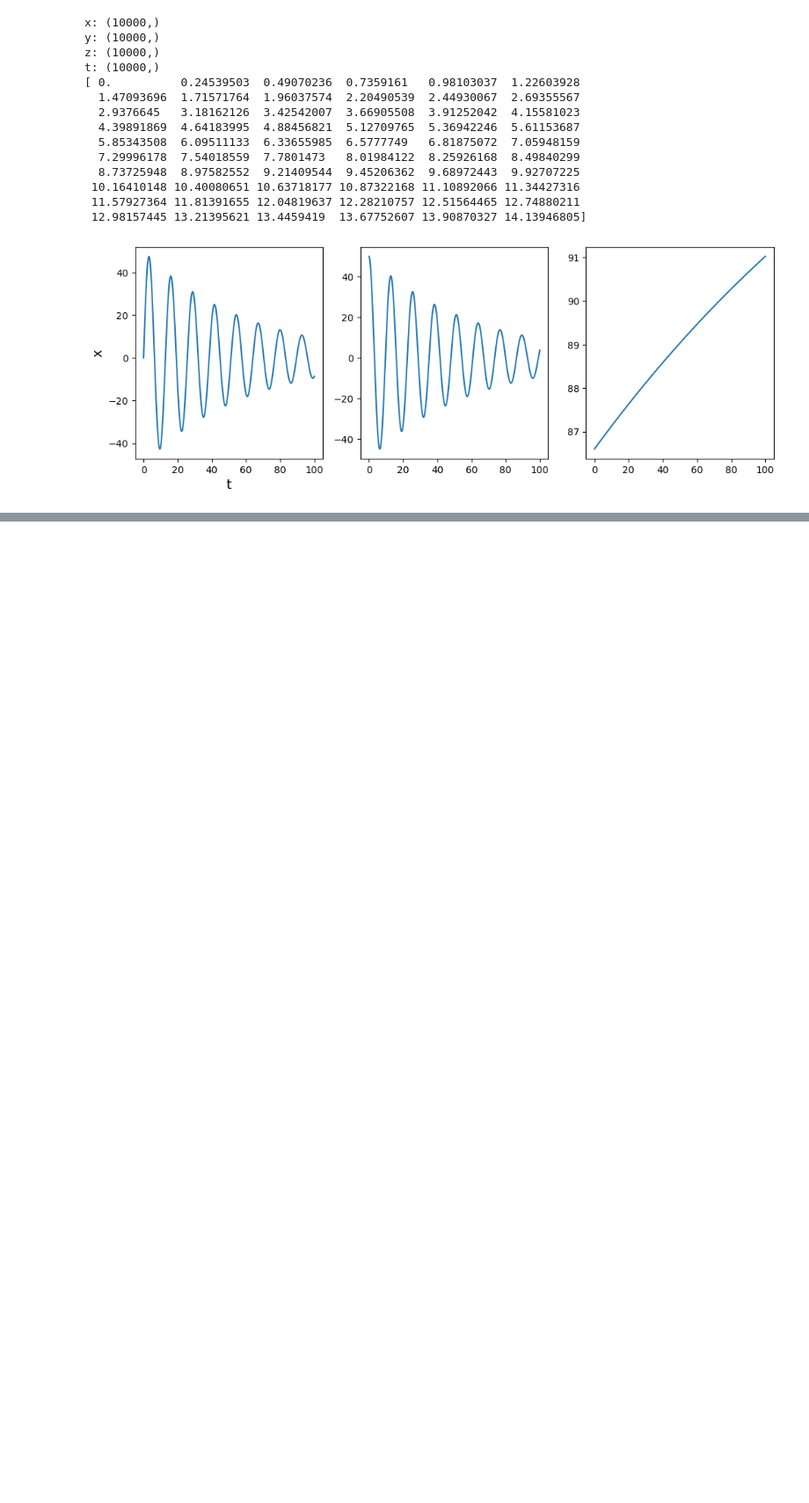
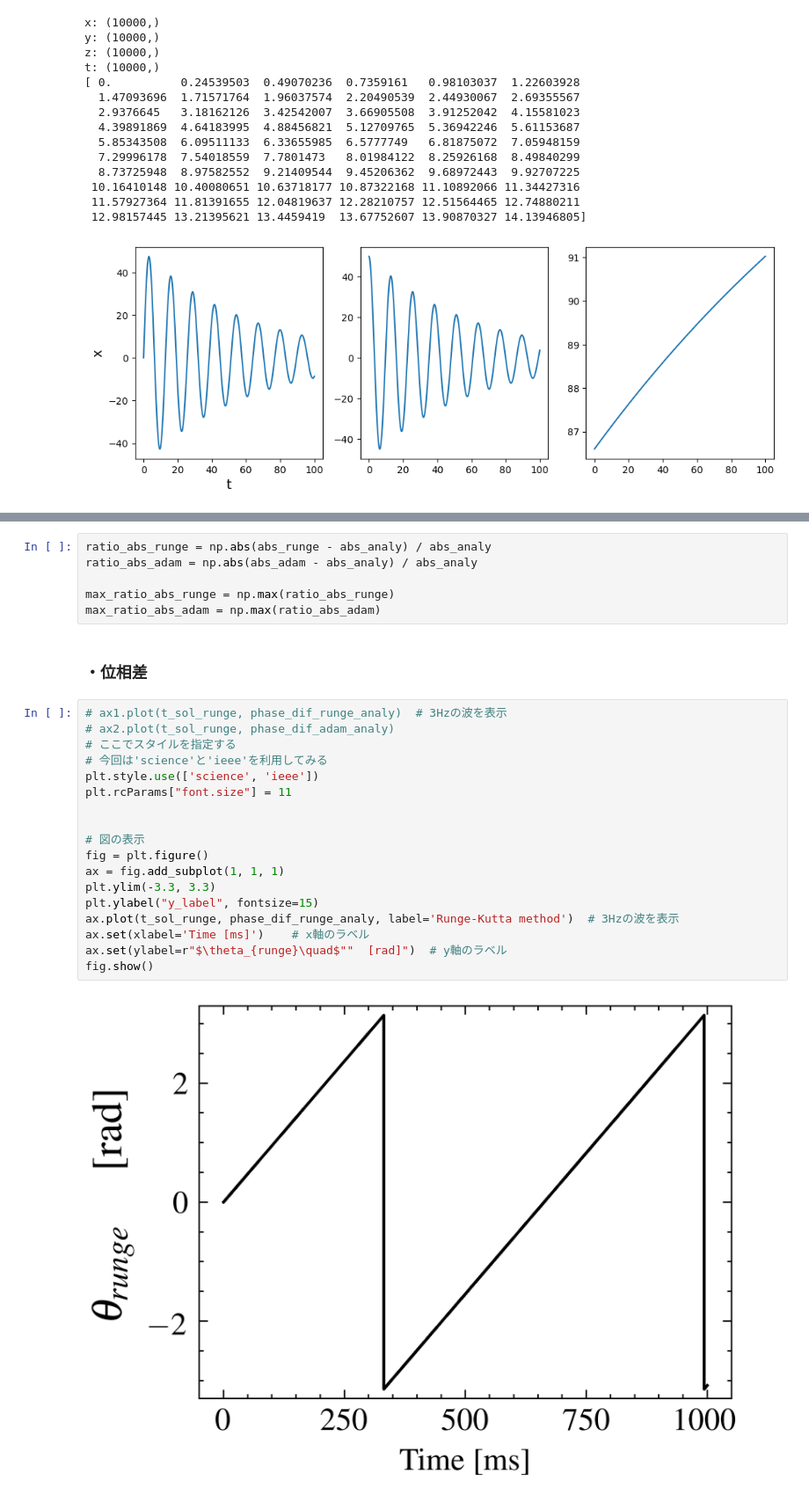
Before and after one commit to sato-yu-usagi/advect_calculate, a Jupyter notebook: Bloch_runge_kutta.ipynb, the cells around one changed output, grey strips where cells are left out. Shown: that part at 88% size. Cells and saved outputs as stored; diff of their text form; blank space fills up the shorter version.

```diff
--- a/Bloch_runge_kutta.ipynb
+++ b/Bloch_runge_kutta.ipynb
@@ -530,0 +475,28 @@ Text(0, 0.5, 'z difference')
+# %%
+ratio_abs_runge = np.abs(abs_runge - abs_analy) / abs_analy
+ratio_abs_adam = np.abs(abs_adam - abs_analy) / abs_analy
+
+max_ratio_abs_runge = np.max(ratio_abs_runge)
+max_ratio_abs_adam = np.max(ratio_abs_adam)
+# %% [markdown]
+### ・位相差
+# %%
+# ax1.plot(t_sol_runge, phase_dif_runge_analy)  # 3Hzの波を表示
+# ax2.plot(t_sol_runge, phase_dif_adam_analy)
+# ここでスタイルを指定する
+# 今回は'science'と'ieee'を利用してみる
+plt.style.use(['science', 'ieee'])
+plt.rcParams["font.size"] = 11
+
+
+# 図の表示
+fig = plt.figure()
+ax = fig.add_subplot(1, 1, 1)
+plt.ylim(-3.3, 3.3)
+plt.ylabel("y_label", fontsize=15)
+ax.plot(t_sol_runge, phase_dif_runge_analy, label='Runge-Kutta method')  # 3Hzの波を表示
+ax.set(xlabel='Time [ms]')    # x軸のラベル
+ax.set(ylabel=r"$\theta_{runge}\quad$""  [rad]")  # y軸のラベル
+fig.show()
+# %% [output]
+[figure, added]
```
Also changed, not shown: parts of 43 cells of this notebook.
